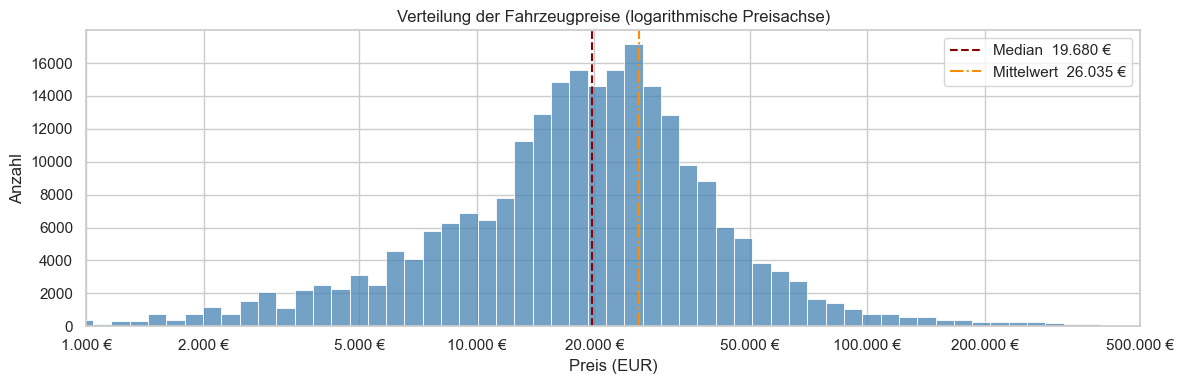
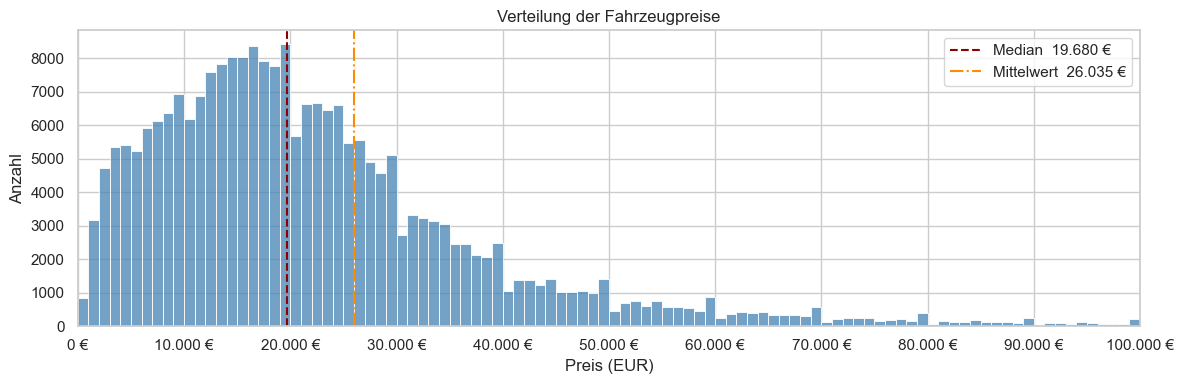
The notebook cell's code change between the first figure and the second:
--- before
+++ after
@@ -1,8 +1,7 @@
 plt.figure(figsize=(12, 4))
-ax = sns.histplot(df_clean["price_in_euro"], bins=100, log_scale=True, color="steelblue")
+ax = sns.histplot(df_clean["price_in_euro"], bins=100, binrange=(0, 100000), color="steelblue")
 
-ticks = [1000, 2000, 5000, 10000, 20000, 50000, 100000, 200000, 500000]
-ax.set_xticks(ticks)
-ax.set_xlim(1000, 500000)
+ax.set_xlim(0, 100000)
+ax.set_xticks(range(0, 100001, 10000))
 ax.xaxis.set_major_formatter(mticker.FuncFormatter(lambda x, _: euro(x, 0)))
 
@@ -16,5 +15,5 @@
 ax.legend(loc="upper right", frameon=True)
 
-plt.title("Verteilung der Fahrzeugpreise (logarithmische Preisachse)")
+plt.title("Verteilung der Fahrzeugpreise")
 plt.xlabel("Preis (EUR)")
 plt.ylabel("Anzahl")

Commit: Grafiken neu generiert, Modellvergleich hintugefügt